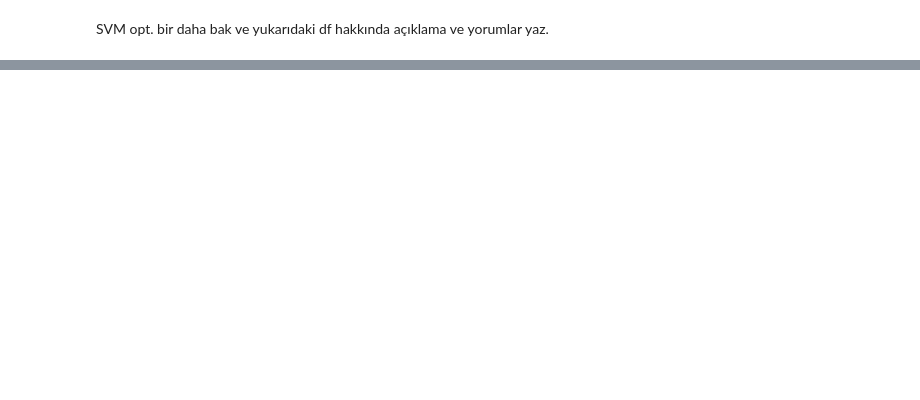
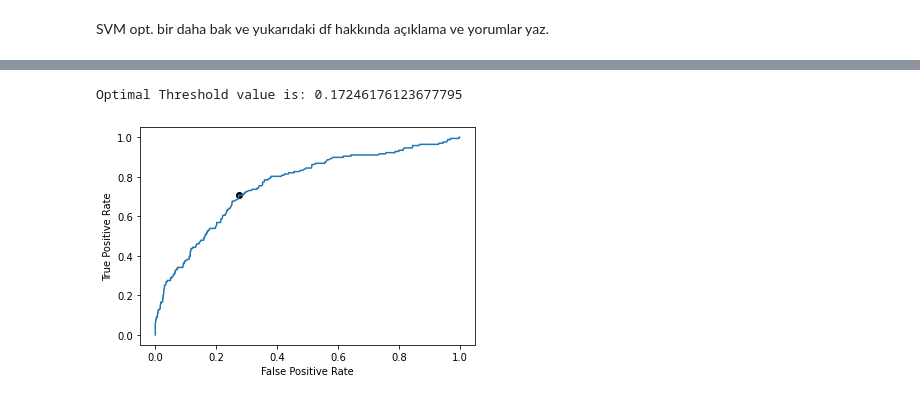
Before and after one commit to emre-bl/Machine-Learning-tobbetu, a Jupyter notebook: 191401009.ipynb, the cells around one changed output, grey strips where cells are left out. Cells and saved outputs as stored; diff of their text form; code cells hidden in the pictures; blank space fills up the shorter version.

```diff
--- a/191401009.ipynb
+++ b/191401009.ipynb
@@ -593,0 +570,34 @@ SVM opt. bir daha bak ve yukarıdaki df hakkında açıklama ve yorumlar yaz.
+# %%
+from sklearn.feature_selection import SelectKBest
+best5 = SelectKBest(k=5).fit_transform(X_train,y_train)
+# %%
+cols = []
+for values in range(5):
+    cols.append(best5[:,values])
+# %%
+best_columns_names = []
+for i in range(5):
+    for column in X_train.columns:
+        if np.array_equal(X_train[column],cols[i]):
+            best_columns_names.append(column)
+# %%
+X_train_best = X_train[best_columns_names]
+
+logistic_reg_opt = LogisticRegressionCV(cv=5, random_state=SEED)
+logistic_reg_opt.fit(X_train_best, y_train)
+
+y_pred_proba = logistic_reg_opt.predict_proba(X_train_best)[::,1]
+fpr, tpr, thresholds = metrics.roc_curve(y_train,  y_pred_proba)
+
+optimal_idx = np.argmax(tpr - fpr)
+optimal_threshold = thresholds[optimal_idx]
+print("Optimal Threshold value is:", optimal_threshold)
+
+plt.plot(fpr,tpr)
+plt.scatter(fpr[optimal_idx], tpr[optimal_idx], marker='o', color='black', label='Best')
+plt.ylabel('True Positive Rate')
+plt.xlabel('False Positive Rate')
+plt.show()
+# %% [output]
+Optimal Threshold value is: 0.17246176123677795
+[figure, added]
```
Also changed, not shown: parts of 18 cells of this notebook.
